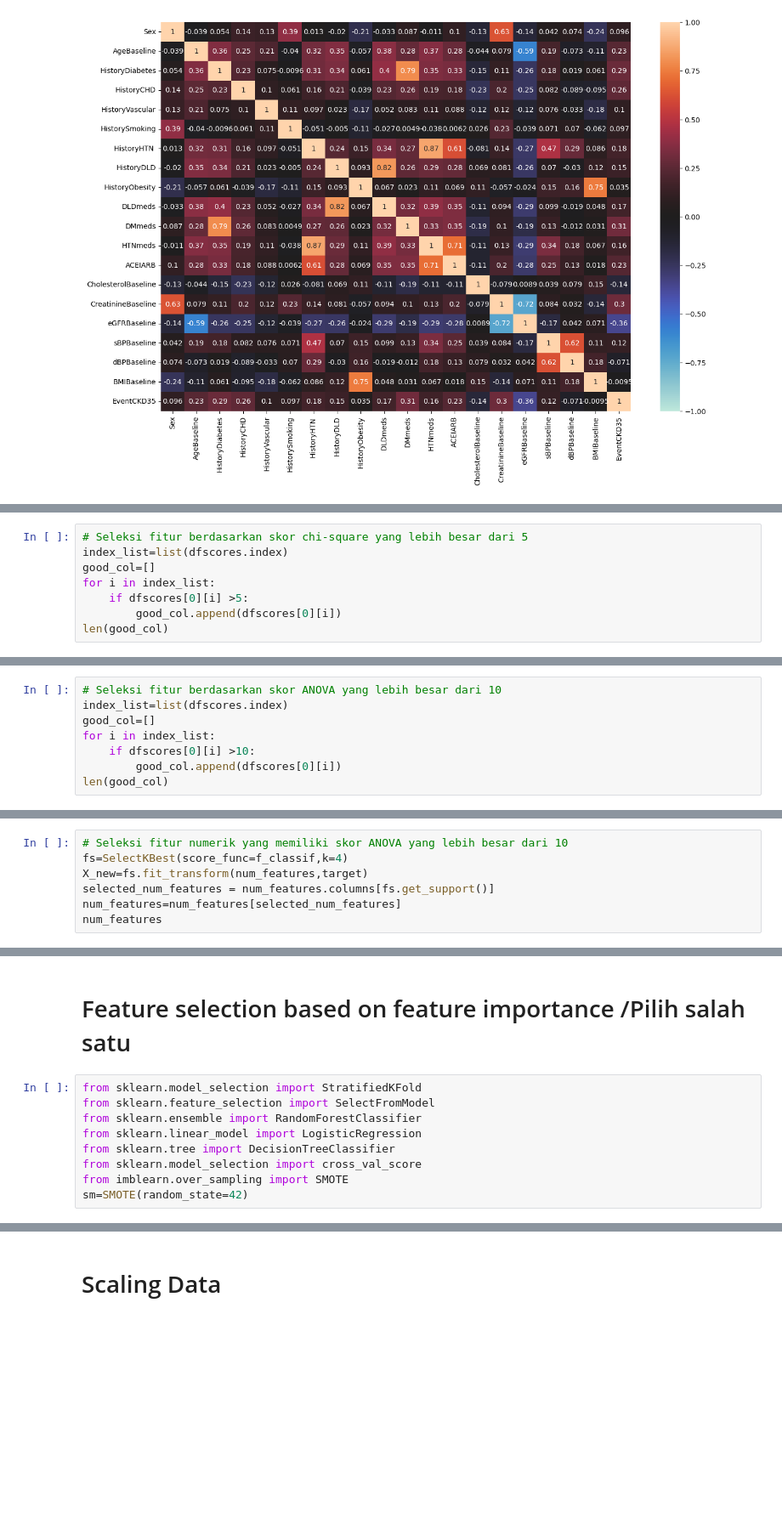
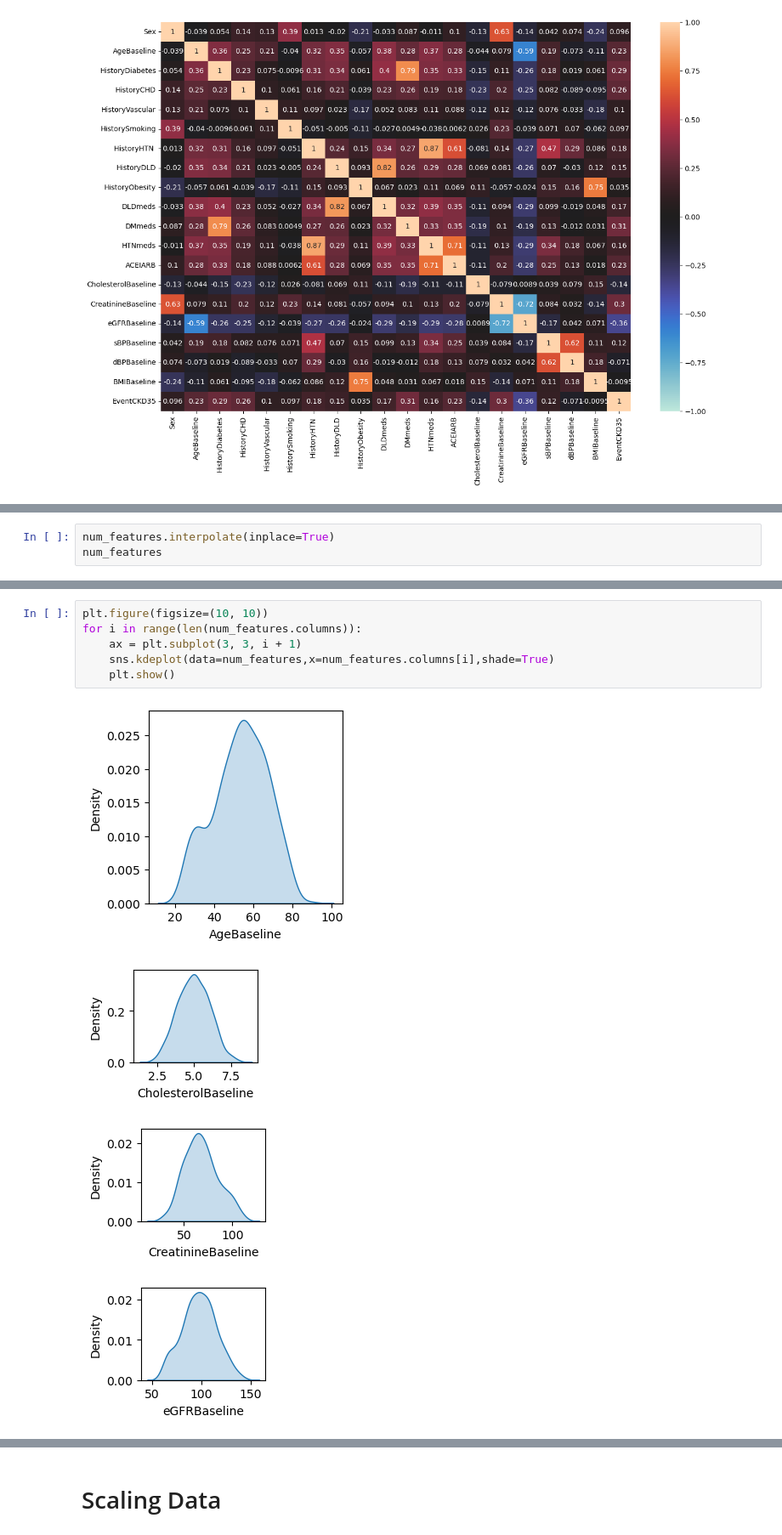
Before and after one commit to HabilAmardias/Chronic-Kidney-Disease-Prediction-using-Neural-Network, a Jupyter notebook: Projek_Akhir_Sains_Data_1 (1).ipynb, the cells around one changed output, grey strips where cells are left out. Shown at 85% size. Drawn from its saved outputs; the diff is of its cells as text; blank space fills up the shorter version.

```diff
--- a/Projek_Akhir_Sains_Data_1 (1).ipynb
+++ b/Projek_Akhir_Sains_Data_1 (1).ipynb
@@ -238,0 +274,3 @@ num_features
+# %%
+num_features.interpolate(inplace=True)
+num_features
@@ -264,8 +308,0 @@ plt.show()
-# %%
-# Seleksi fitur berdasarkan skor chi-square yang lebih besar dari 5
-index_list=list(dfscores.index)
-good_col=[]
-for i in index_list:
-    if dfscores[0][i] >5:
-        good_col.append(dfscores[0][i])
-len(good_col)
@@ -308,8 +308,0 @@ plt.show()
-# %%
-# Seleksi fitur berdasarkan skor ANOVA yang lebih besar dari 10
-index_list=list(dfscores.index)
-good_col=[]
-for i in index_list:
-    if dfscores[0][i] >10:
-        good_col.append(dfscores[0][i])
-len(good_col)
@@ -318,7 +308,0 @@ len(good_col)
-# %%
-# Seleksi fitur numerik yang memiliki skor ANOVA yang lebih besar dari 10
-fs=SelectKBest(score_func=f_classif,k=4)
-X_new=fs.fit_transform(num_features,target)
-selected_num_features = num_features.columns[fs.get_support()]
-num_features=num_features[selected_num_features]
-num_features
@@ -357,11 +309,11 @@ data
-# %% [markdown]
-# Feature selection based on feature importance /Pilih salah satu
-# %%
-from sklearn.model_selection import StratifiedKFold
-from sklearn.feature_selection import SelectFromModel
-from sklearn.ensemble import RandomForestClassifier
-from sklearn.linear_model import LogisticRegression
-from sklearn.tree import DecisionTreeClassifier
-from sklearn.model_selection import cross_val_score
-from imblearn.over_sampling import SMOTE
-sm=SMOTE(random_state=42)
+# %%
+plt.figure(figsize=(10, 10))
+for i in range(len(num_features.columns)):
+    ax = plt.subplot(3, 3, i + 1)
+    sns.kdeplot(data=num_features,x=num_features.columns[i],shade=True)
+    plt.show()
+# %% [output]
+[figure, added]
+[figure, added]
+[figure, added]
+[figure, added]
```
Also changed, not shown: parts of 71 cells of this notebook.
